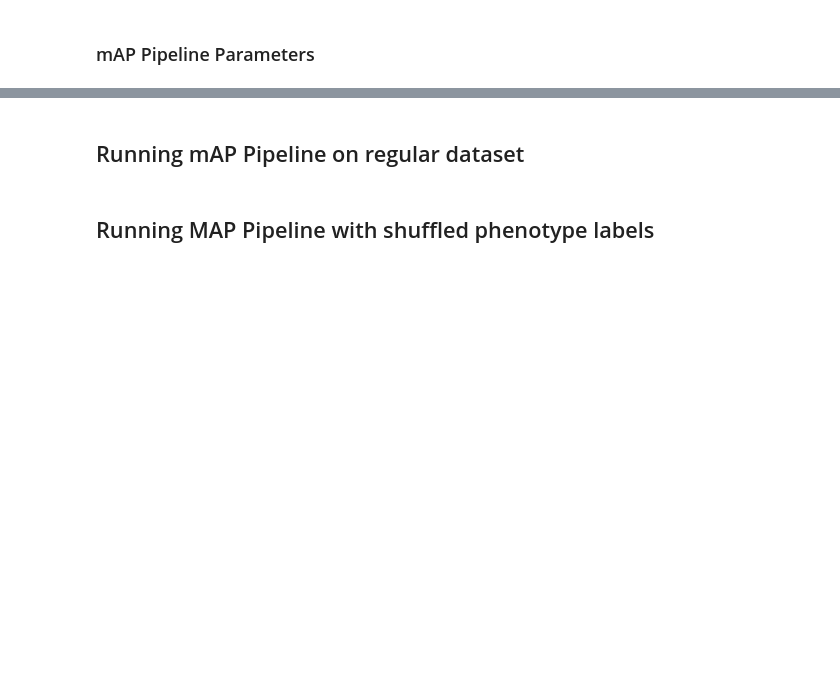
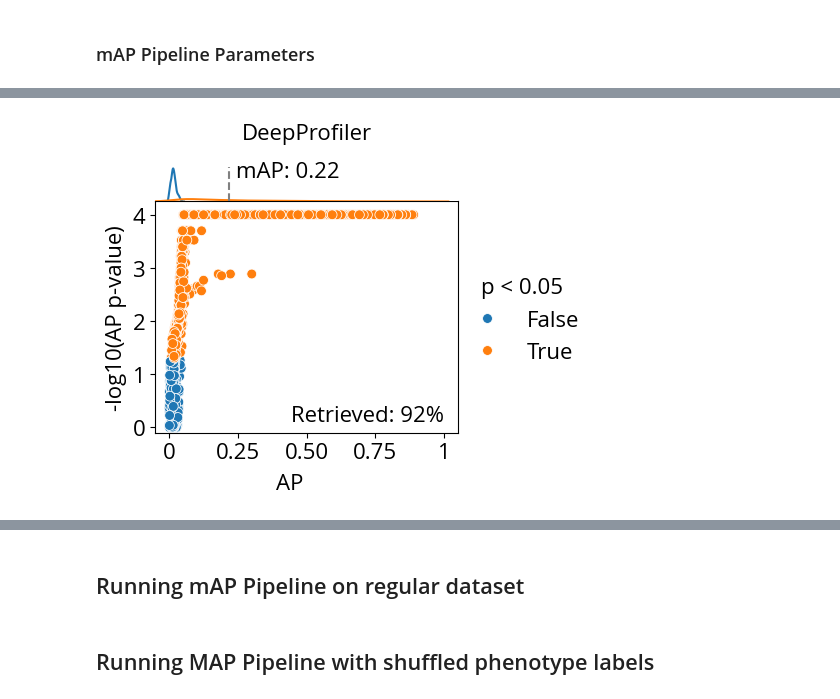
Before and after one commit to alxndrkalinin/Mitocheck-MAP-analysis, a Jupyter notebook: notebooks/mitocheck-map-analysis.ipynb, the cells around one changed output, grey strips where cells are left out. Drawn from its saved outputs; the diff is of its cells as text; code cells hidden in the pictures; blank space fills up the shorter version.

```diff
--- a/notebooks/mitocheck-map-analysis.ipynb
+++ b/notebooks/mitocheck-map-analysis.ipynb
@@ -219,0 +497,19 @@ n_resamples = 10
+# %%
+dp_ap_result = map.average_precision(
+    df_qc[meta_features],
+    df_qc[dp_features].values,
+    pos_sameby=["Metadata_Gene", "Metadata_control_index"],
+    pos_diffby=[],
+    neg_sameby=[],
+    neg_diffby=["Metadata_Gene", "Metadata_control_index"],
+).query("Mitocheck_Phenotypic_Class != 'neg_control'").reset_index(drop=True)
+# %%
+dp_ap_result["p_value"] = p_values(dp_ap_result, null_size=10000, seed=0)
+dp_ap_result["p < 0.05"] = dp_ap_result["p_value"] < 0.05
+dp_ap_result["-log10(AP p-value)"] = - np.log10(dp_ap_result["p_value"])
+dp_ap_result.rename(columns={"average_precision": "AP"}, inplace=True)
+dp_ap_result["Features"] = "DeepProfiler"
+# %%
+plot_map_x3(dp_ap_result, "Features", "", pr_x=0.45, pr_y=0.05, l_x=1.1)
+# %% [output]
+[figure, added]
```
Also changed, not shown: parts of 60 cells of this notebook, 20 other files.
